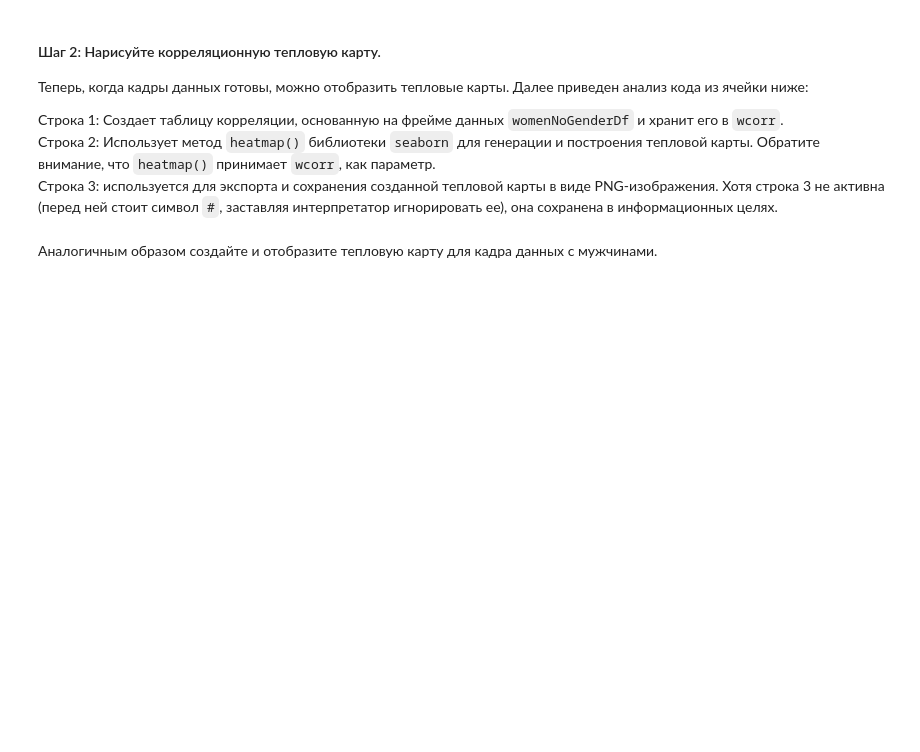
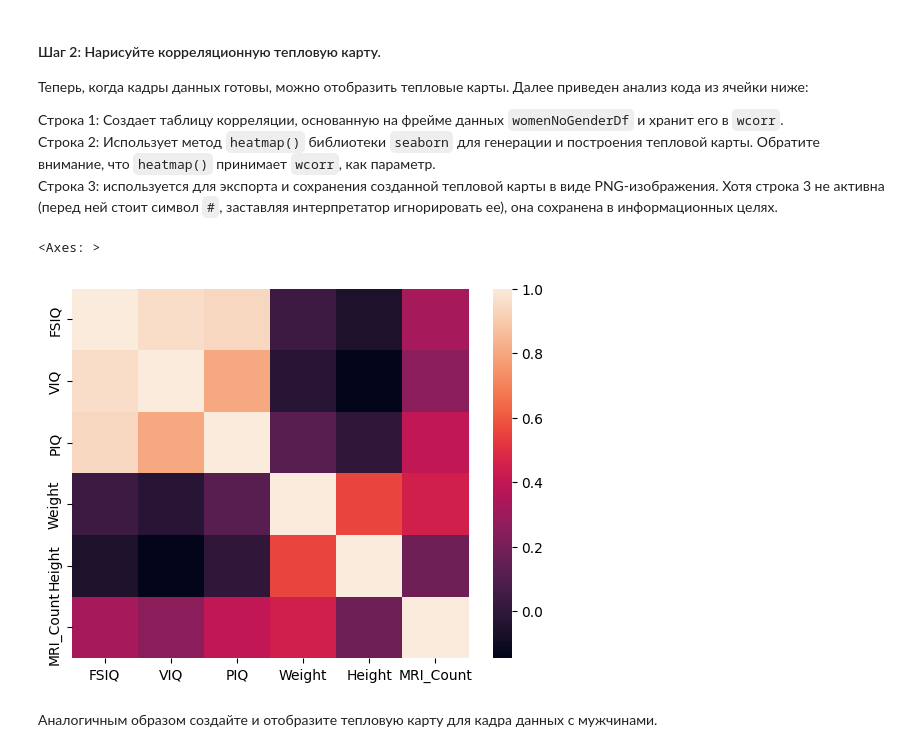
Before and after one commit to trussty42/lab2, a Jupyter notebook: correlation.ipynb, the cells around one changed output. Cells and saved outputs as stored; diff of their text form; code cells hidden in the pictures; blank space fills up the shorter version.

```diff
--- a/correlation.ipynb
+++ b/correlation.ipynb
@@ -200,10 +231,13 @@ womenDf.?(method='pearson')
 # %%
 # Ячейка для кода № 12
 import seaborn as sns
 
-wcorr = womenDf.corr()
+wcorr = womenDf.corr(numeric_only=True)
 sns.heatmap(wcorr)
 #plt.savefig('attribute_correlations.png', tight_layout=True)
+# %% [output]
+<Axes: >
+[figure, added]
 # %% [markdown]
 Аналогичным образом создайте и отобразите тепловую карту для кадра данных с мужчинами.
 # %%
```
Also changed, not shown: parts of 17 cells of this notebook, 1 other file.
